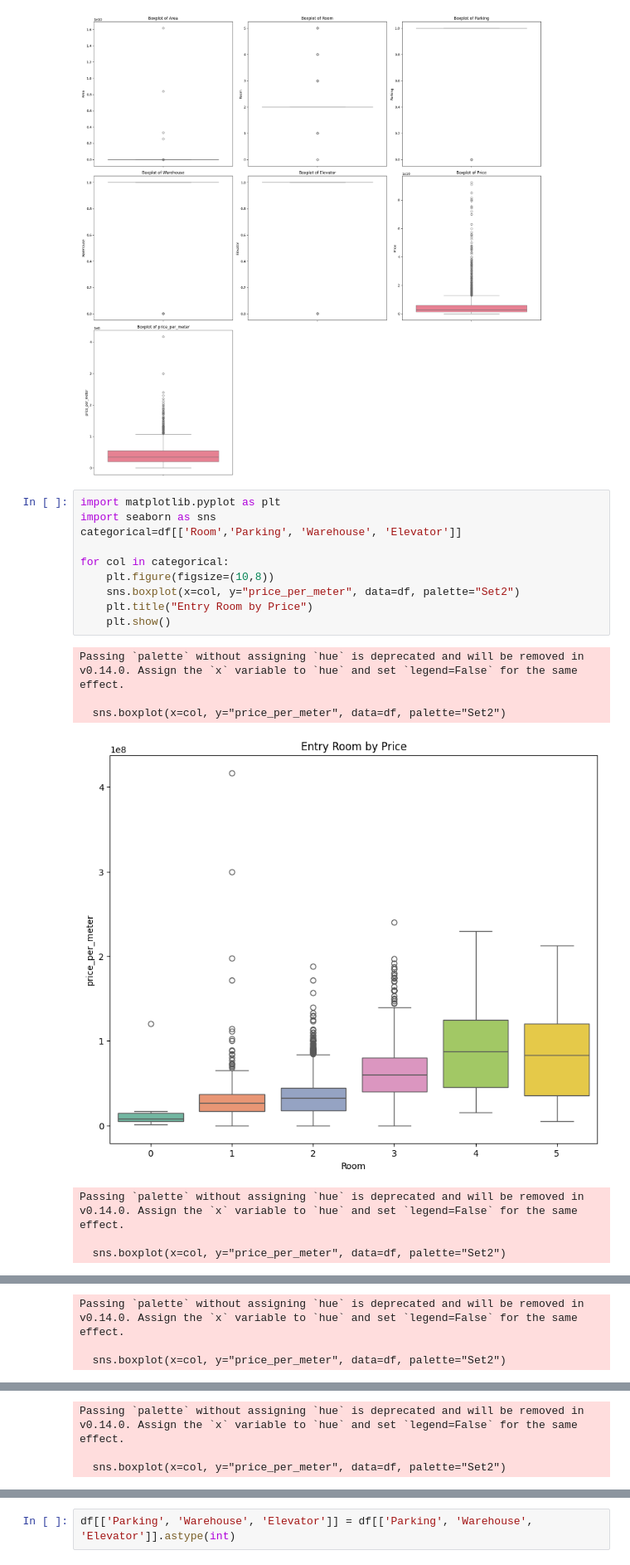
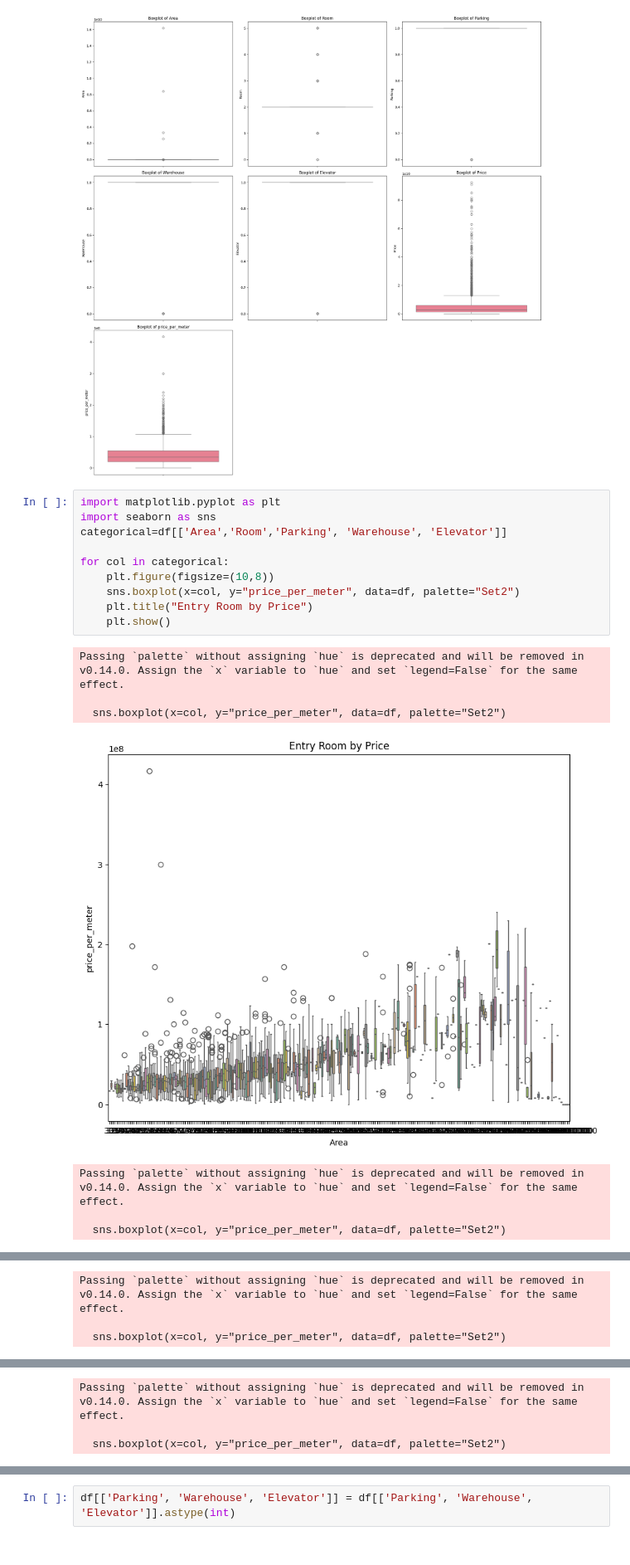
Before and after one commit to sajjadkhazaei/house-prices-in-tehran, a Jupyter notebook: house prices.ipynb, the cells around one changed output, grey strips where cells are left out. Shown: that part at 83% size. Cells and saved outputs as stored; diff of their text form.

```diff
--- a/house prices.ipynb
+++ b/house prices.ipynb
@@ -140,18 +140,18 @@ plt.show()
 # %%
 import matplotlib.pyplot as plt
 import seaborn as sns
-categorical=df[['Room','Parking', 'Warehouse', 'Elevator']]
+categorical=df[['Area','Room','Parking', 'Warehouse', 'Elevator']]
 
 for col in categorical:
     plt.figure(figsize=(10,8))
     sns.boxplot(x=col, y="price_per_meter", data=df, palette="Set2")
     plt.title("Entry Room by Price")
     plt.show()
 # %% [output]
 Passing `palette` without assigning `hue` is deprecated and will be removed in v0.14.0. Assign the `x` variable to `hue` and set `legend=False` for the same effect.
 
   sns.boxplot(x=col, y="price_per_meter", data=df, palette="Set2")
-[figure, old version]
+[figure, new version]
 Passing `palette` without assigning `hue` is deprecated and will be removed in v0.14.0. Assign the `x` variable to `hue` and set `legend=False` for the same effect.
 
   sns.boxplot(x=col, y="price_per_meter", data=df, palette="Set2")
```
Also changed, not shown: parts of 4 cells of this notebook.
